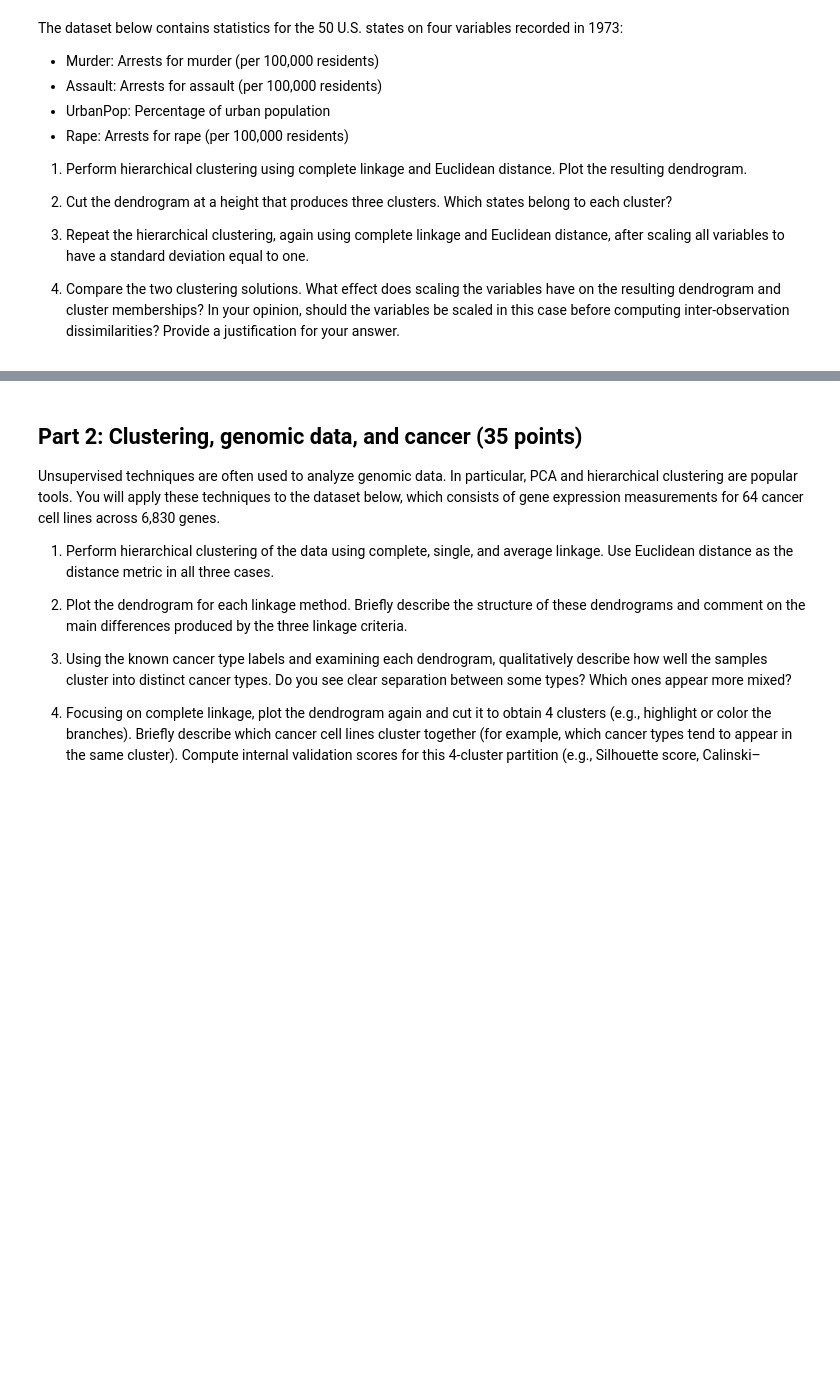
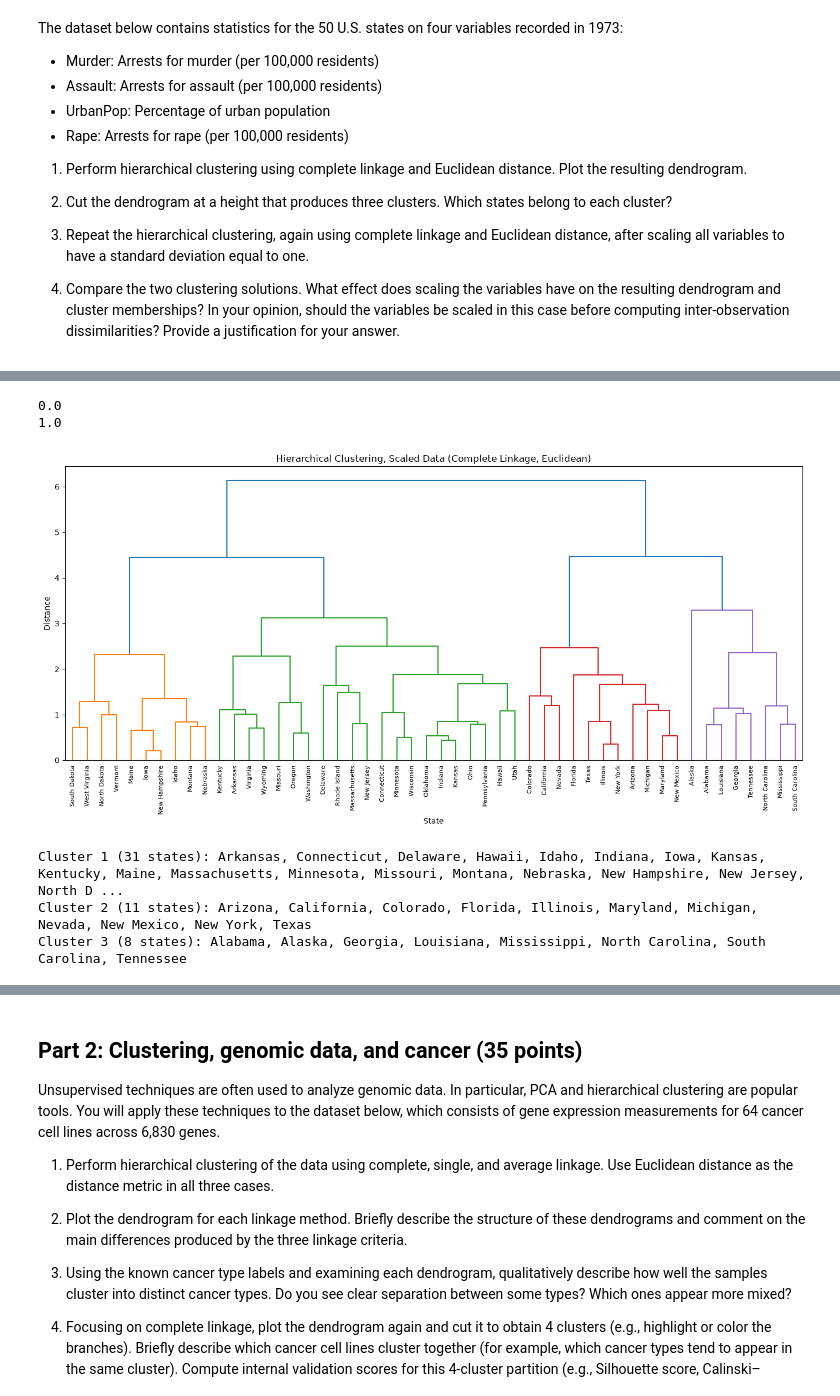
Before and after one commit to natalie-s11/ds4021_lab8, a Jupyter notebook: 08-clustering-real-data.ipynb, the cells around one changed output, grey strips where cells are left out. Drawn from its saved outputs; the diff is of its cells as text; code cells hidden in the pictures; blank space fills up the shorter version.

```diff
--- a/08-clustering-real-data.ipynb
+++ b/08-clustering-real-data.ipynb
@@ -47,0 +73,14 @@ X.head() # This is the dataset to use
+# %%
+# Cut the dendrogram at a height that produces three clusters. Which states belong to each cluster?
+
+# imports
+from scipy.cluster.hierarchy import fcluster
+
+# 3 clusters
+labels = fcluster(Z, t=3, criterion="maxclust")
+
+# print what states belong to each cluster
+clusters = pd.DataFrame({"state": states, "cluster": labels})
+for c in sorted(clusters["cluster"].unique()):
+    members = clusters.loc[clusters["cluster"] == c, "state"].tolist()
+    print(f"Cluster {c} ({len(members)} states): {', '.join(members)}")
@@ -47,0 +91,33 @@ X.head() # This is the dataset to use
+# %%
+# Repeat the hierarchical clustering, again using complete linkage and Euclidean distance, after scaling all variables to have a standard deviation equal to one.
+
+# import
+from sklearn.preprocessing import StandardScaler
+
+# scaling
+X_scaled = StandardScaler().fit_transform(X)
+# verify mean is 0 and std is 1
+print(X_scaled.mean().round(6))
+print(X_scaled.std())
+
+# repeat
+Z_scaled = linkage(X_scaled, method="complete", metric="euclidean")
+fig, ax = plt.subplots(figsize=(14, 7))
+dendrogram(Z_scaled, labels=states, leaf_rotation=90, leaf_font_size=8, ax=ax)
+ax.set_title("Hierarchical Clustering, Scaled Data (Complete Linkage, Euclidean)")
+ax.set_xlabel("State")
+ax.set_ylabel("Distance")
+plt.tight_layout()
+plt.show()
+labels_scaled = fcluster(Z_scaled, t=3, criterion="maxclust")
+clusters_scaled = pd.DataFrame({"state": states, "cluster": labels_scaled})
+for c in sorted(clusters_scaled["cluster"].unique()):
+    members = clusters_scaled.loc[clusters_scaled["cluster"] == c, "state"].tolist()
+    print(f"Cluster {c} ({len(members)} states): {', '.join(members)}")
+# %% [output]
+0.0
+1.0
+[figure, added]
+Cluster 1 (31 states): Arkansas, Connecticut, Delaware, Hawaii, Idaho, Indiana, Iowa, Kansas, Kentucky, Maine, Massachusetts, Minnesota, Missouri, Montana, Nebraska, New Hampshire, New Jersey, North D ...
+Cluster 2 (11 states): Arizona, California, Colorado, Florida, Illinois, Maryland, Michigan, Nevada, New Mexico, New York, Texas
+Cluster 3 (8 states): Alabama, Alaska, Georgia, Louisiana, Mississippi, North Carolina, South Carolina, Tennessee
```
Also changed, not shown: parts of 9 cells of this notebook.
